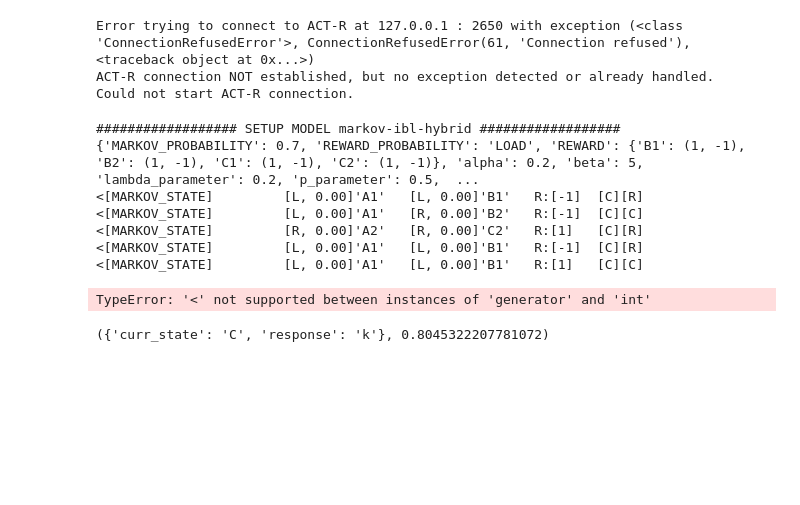
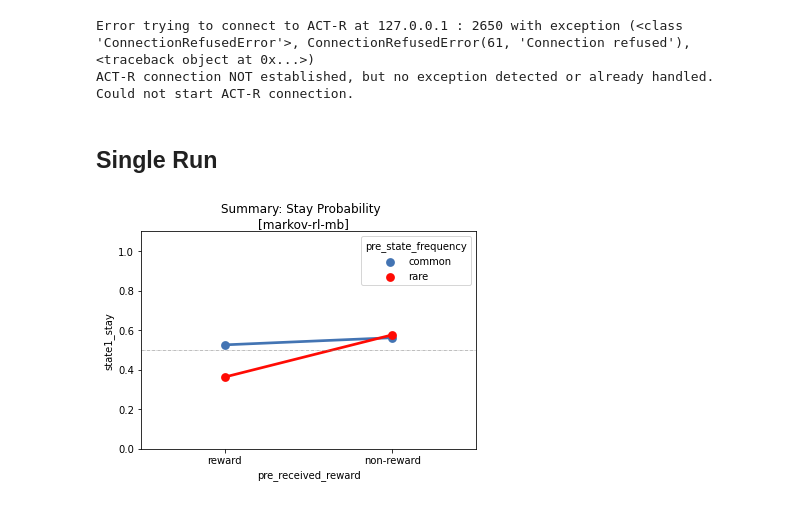
Before and after one commit to yangyuxue2333/ACTR-MarkovTask, a Jupyter notebook: analysis/test_pyactup.ipynb, the cells around one changed output. Cells and saved outputs as stored; diff of their text form; code cells hidden in the pictures; blank space fills up the shorter version.

```diff
--- a/analysis/test_pyactup.ipynb
+++ b/analysis/test_pyactup.ipynb
@@ -22,32 +22,21 @@ main_dir = os.path.dirname(os.path.realpath('../__file__'))
 Error trying to connect to ACT-R at 127.0.0.1 : 2650 with exception (<class 'ConnectionRefusedError'>, ConnectionRefusedError(61, 'Connection refused'), <traceback object at 0x...>)
 ACT-R connection NOT established, but no exception detected or already handled.
 Could not start ACT-R connection.
+# %% [markdown]
+## Single Run
 # %%
 # model_name='markov-rl-hybrid'
-model_name='markov-ibl-hybrid'
-r1, r0 = 1,-1
+model_name='markov-rl-mb'
+r1, r0 = 1, 0
 params = {'REWARD': {'B1': (r1, r0), 'B2': (r1, r0), 'C1': (r1, r0), 'C2': (r1, r0)}}
 
 
-m = MarkovIBL(verbose=1, model=model_name)
-m.update_parameters(**params, decay=.1, p_parameter=.5)
-m.run_experiment(n=5)
+m = MarkovIBL(verbose=0, model=model_name)
+m.update_parameters(**params, beta_mf=5, beta_mb=0)
+m.run_experiment(n=200)
+Plot.plot_response_switch(m.calculate_stay_probability(), model_name=model_name, dep_var_suffix="", barplot=False)
 # %% [output]
-################## SETUP MODEL markov-ibl-hybrid ##################
-{'MARKOV_PROBABILITY': 0.7, 'REWARD_PROBABILITY': 'LOAD', 'REWARD': {'B1': (1, -1), 'B2': (1, -1), 'C1': (1, -1), 'C2': (1, -1)}, 'alpha': 0.2, 'beta': 5, 'lambda_parameter': 0.2, 'p_parameter': 0.5,  ...
-<[MARKOV_STATE]         [L, 0.00]'A1'   [L, 0.00]'B1'   R:[-1]  [C][R]
-<[MARKOV_STATE]         [L, 0.00]'A1'   [R, 0.00]'B2'   R:[-1]  [C][C]
-<[MARKOV_STATE]         [R, 0.00]'A2'   [R, 0.00]'C2'   R:[1]   [C][R]
-<[MARKOV_STATE]         [L, 0.00]'A1'   [L, 0.00]'B1'   R:[-1]  [C][R]
-<[MARKOV_STATE]         [L, 0.00]'A1'   [L, 0.00]'B1'   R:[1]   [C][C]
+[figure, added]
-# %%
-m.memory.best_blend("reward", ({"curr_state": state, "response": "f"} for state in ("B", "C")))
-# %% [output]
-TypeError: '<' not supported between instances of 'generator' and 'int'
-# %%
-m.memory.best_blend("reward", ({"curr_state": state, "response": "k"} for state in ("B", "C")))
-# %% [output]
-({'curr_state': 'C', 'response': 'k'}, 0.8045322207781072)
 # %%
 # pprint.pprint(m.memory) #dm
 # %%
```
Also changed, not shown: parts of 14 cells of this notebook, 3 other files.
